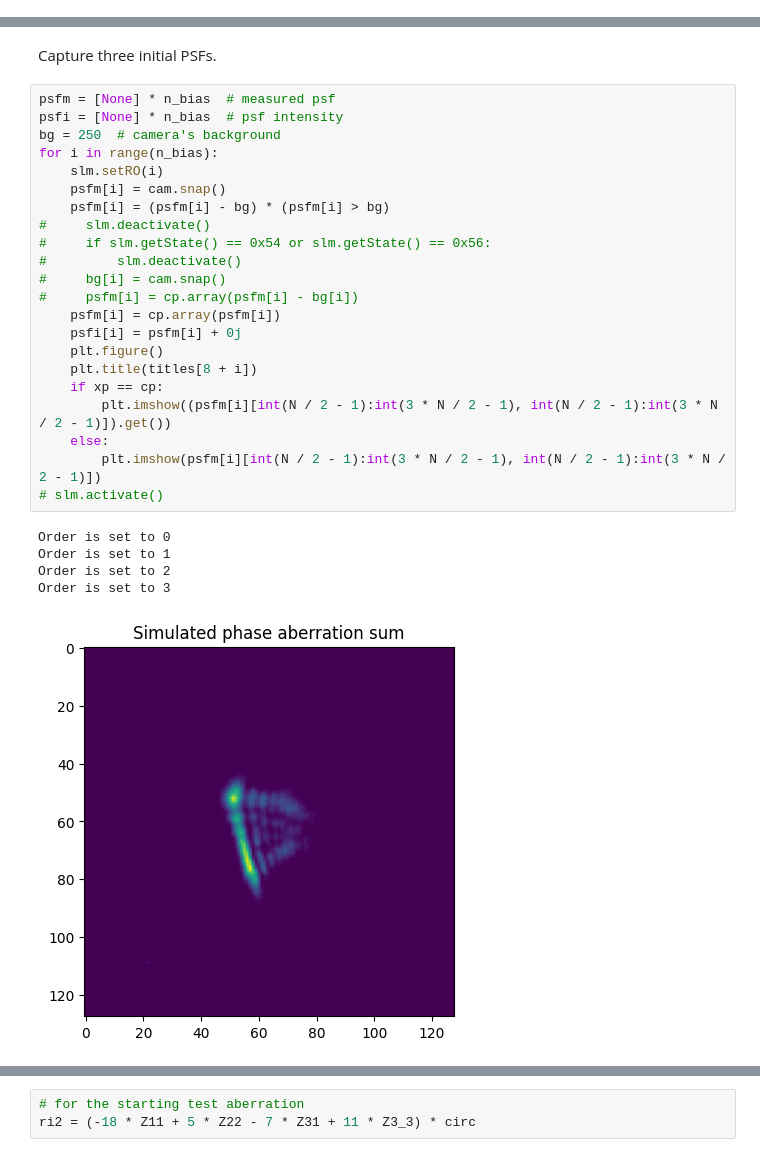
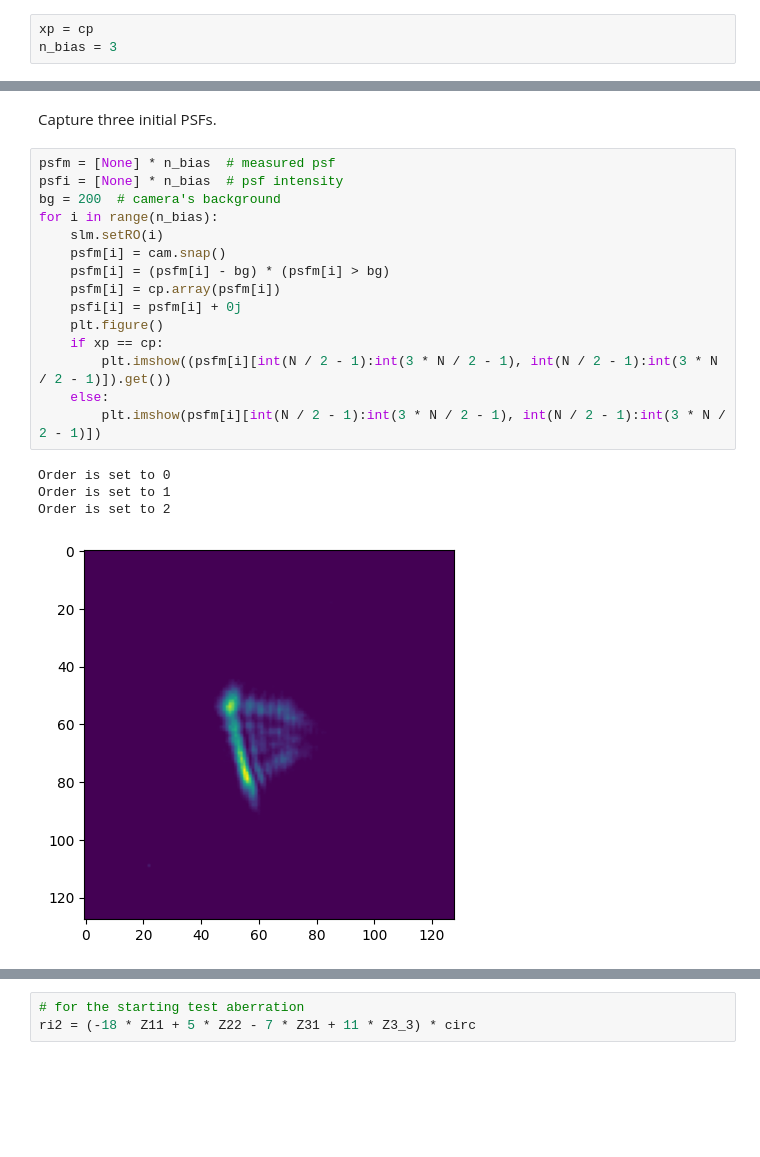
Before and after one commit to imperial-photonics/HexSimInstrument, a Jupyter notebook: R11SLM_correction_hardware.ipynb, the cells around one changed output, grey strips where cells are left out. Cells and saved outputs as stored; diff of their text form; blank space fills up the shorter version.

```diff
--- a/R11SLM_correction_hardware.ipynb
+++ b/R11SLM_correction_hardware.ipynb
@@ -23,3 +21,6 @@ n_bias = 4
+# %%
+xp = cp
+n_bias = 3
 # %%
 print(f'Cameras attached: {Thorlabs.list_cameras_tlcam()}')
 cam = Thorlabs.ThorlabsTLCamera()
@@ -643,28 +642,20 @@ Capture three initial PSFs.
 # %%
 psfm = [None] * n_bias  # measured psf
 psfi = [None] * n_bias  # psf intensity
-bg = 250  # camera's background
+bg = 200  # camera's background
 for i in range(n_bias):
     slm.setRO(i)
     psfm[i] = cam.snap()
     psfm[i] = (psfm[i] - bg) * (psfm[i] > bg)
-#     slm.deactivate()
-#     if slm.getState() == 0x54 or slm.getState() == 0x56:
-#         slm.deactivate()
-#     bg[i] = cam.snap()
-#     psfm[i] = cp.array(psfm[i] - bg[i])
     psfm[i] = cp.array(psfm[i])
     psfi[i] = psfm[i] + 0j
     plt.figure()
-    plt.title(titles[8 + i])
     if xp == cp:
         plt.imshow((psfm[i][int(N / 2 - 1):int(3 * N / 2 - 1), int(N / 2 - 1):int(3 * N / 2 - 1)]).get())
     else:
         plt.imshow(psfm[i][int(N / 2 - 1):int(3 * N / 2 - 1), int(N / 2 - 1):int(3 * N / 2 - 1)])
-# slm.activate()
 # %% [output]
 Order is set to 0
 Order is set to 1
 Order is set to 2
-Order is set to 3
-[figure, old version]
+[figure, new version]
```
Also changed, not shown: parts of 21 cells of this notebook.
